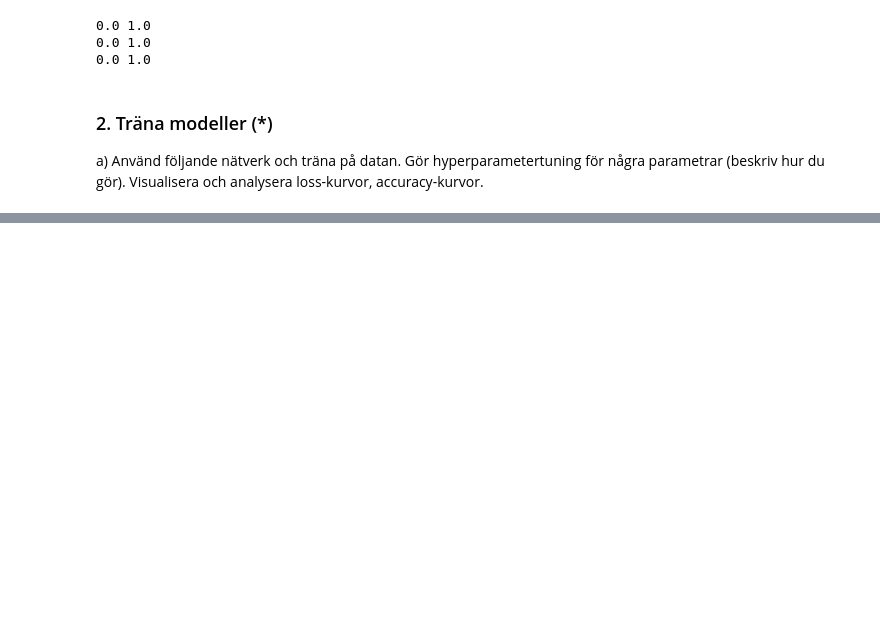
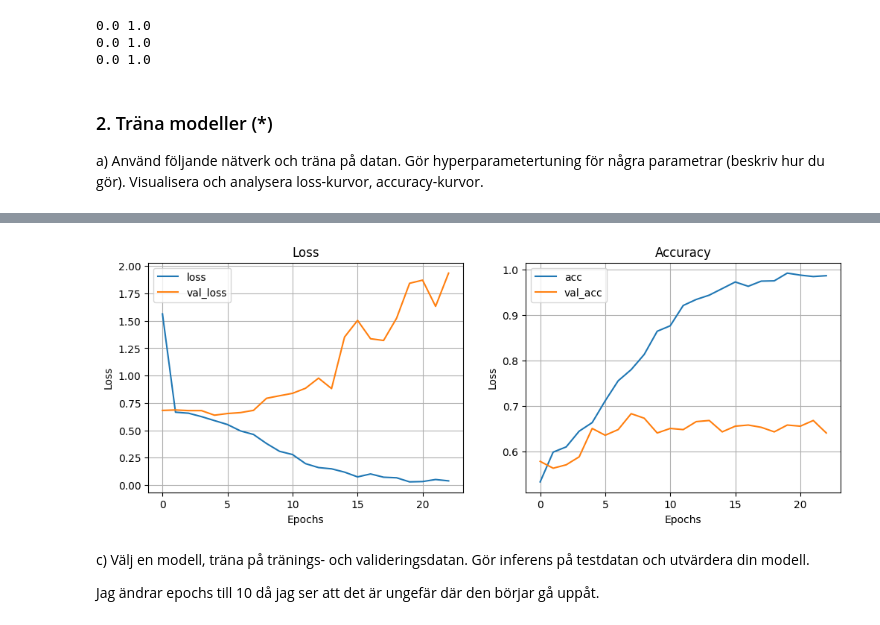
Before and after one commit to HolmstromAnna/AI-Anna-Holmstrom-OPA23, a Jupyter notebook: labs/Lab2/Code_lab2.ipynb, the cells around one changed output, grey strips where cells are left out. Drawn from its saved outputs; the diff is of its cells as text; code cells hidden in the pictures; blank space fills up the shorter version.

Commit message:
Trained models and transfer learning

```diff
--- a/labs/Lab2/Code_lab2.ipynb
+++ b/labs/Lab2/Code_lab2.ipynb
@@ -157,7 +169,7 @@ def extract_labels(filename):
         return 1
 
 y_train = [extract_labels(filename) for filename in train_list]
-y_val = [extract_labels(filename) for filename in val_list]
+y_val = np.array([extract_labels(filename) for filename in val_list])
 y_test = [extract_labels(filename) for filename in test_list]
 # %%
 y_train[:20]
@@ -322,9 +336,9 @@ def resize_images(directory, filenames, size=(180, 180)):
             image_data[i] = img_array  # Assign the processed image to image_data at index i
     return image_data
 
-X_train = resize_images('experiment_small_data/train', train_list)
-X_val = resize_images('experiment_small_data/val', val_list)
-X_test = resize_images('experiment_small_data/test', test_list)
+X_train = resize_images(train_path, train_list)
+X_val = np.array(resize_images(val_path, val_list))
+X_test = np.array(resize_images(test_path, test_list))
 # %%
 X_train.shape
 # %% [output]
@@ -424,0 +442,9 @@ Model: "CNN_model"
+# %%
+early_stopper = EarlyStopping(monitor="val_acc", mode="max", patience=15)
+
+model.fit(
+    X_train,
+    y_train,
+    epochs=50,
+    callbacks=[early_stopper],
+    validation_data=(X_val,y_val))
@@ -424,0 +482,16 @@ Model: "CNN_model"
+# %%
+metrics = pd.DataFrame(model.history.history)
+# %%
+def plot_metrics(metrics):
+    _, ax = plt.subplots(1,2, figsize = (12,4))
+    metrics[["loss", "val_loss"]].plot(ax = ax[0], title = "Loss", grid = True, xlabel="Epochs", ylabel="Loss")
+    metrics[["acc", "val_acc"]].plot(ax = ax[1], title = "Accuracy", grid = True, xlabel="Epochs", ylabel="Loss")
+
+plot_metrics(metrics)
+# %% [output]
+[figure, added]
+# %% [markdown]
+ c) Välj en modell, träna på tränings- och valideringsdatan. Gör inferens på testdatan och utvärdera din
+modell.
+
+Jag ändrar epochs till 10 då jag ser att det är ungefär där den börjar gå uppåt.
```
Also changed, not shown: parts of 22 cells of this notebook.
